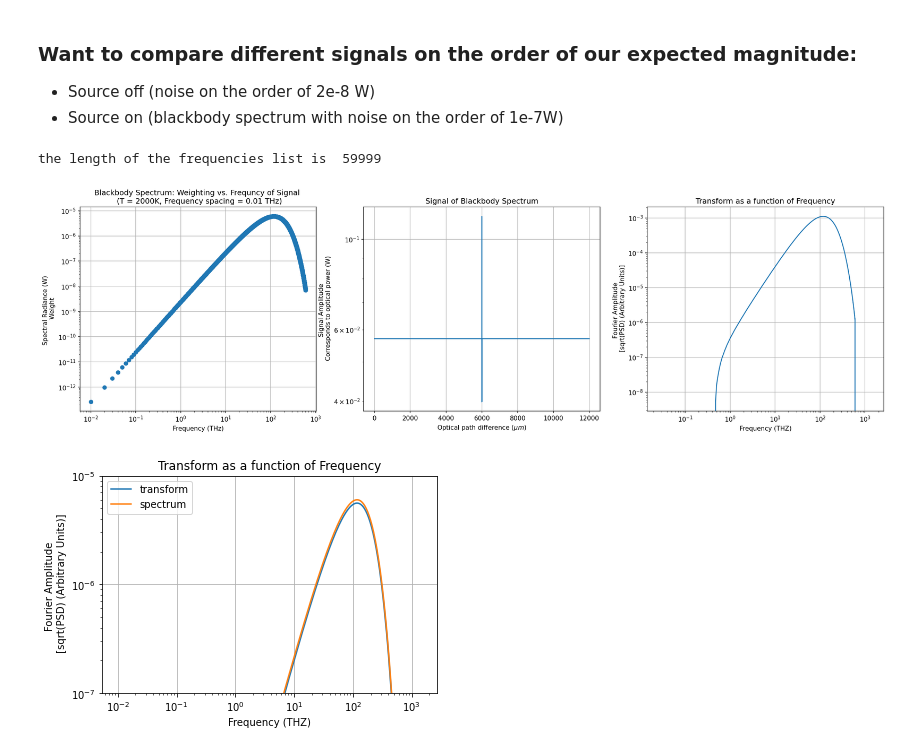
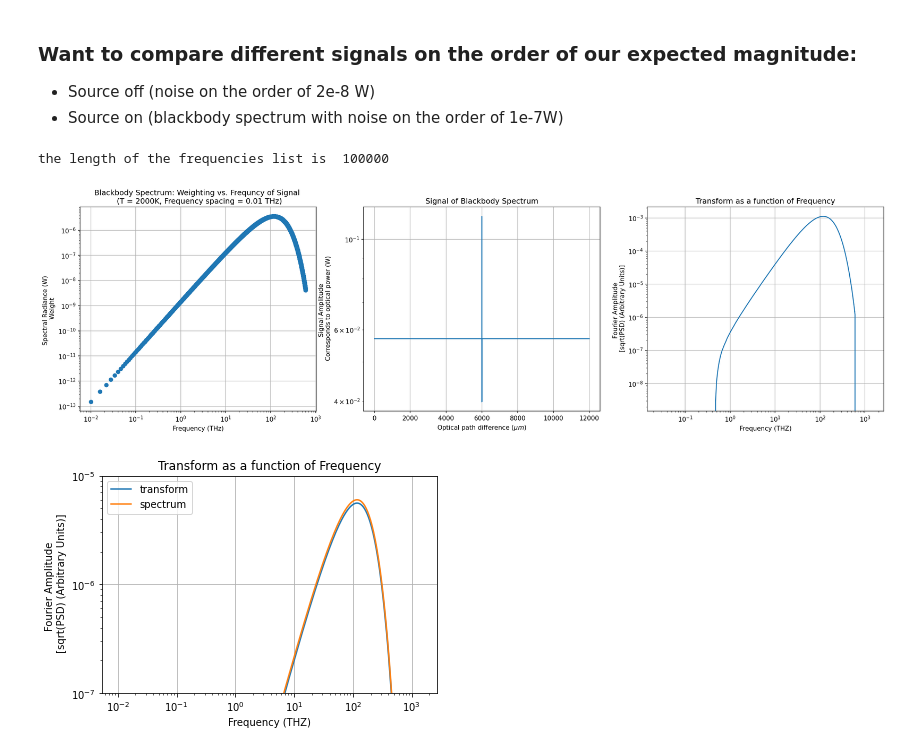
Before and after one commit to nkurinsky/THz-FTS, a Jupyter notebook: python/Notebooks/BBspectrum_FTS_(arbitrary_FrequencyList).ipynb, the cells around one changed output. Saved outputs shown, nothing was run; the diff lists cells and outputs as text; code cells hidden in the pictures.

```diff
--- a/python/Notebooks/BBspectrum_FTS_(arbitrary_FrequencyList).ipynb
+++ b/python/Notebooks/BBspectrum_FTS_(arbitrary_FrequencyList).ipynb
@@ -54,7 +54,8 @@ fig = plt.figure(figsize=(23, 6), dpi=150)
 #for blackbody spectrum, decide frequeny range and number of frequency slices
 min_frequency = 0.01 #THz
 max_frequency = 600 #THz
-frequency_slice_size = min_frequency #THz
+num_slices = 1e5
+frequency_slice_size = (max_frequency - min_frequency)/num_slices #THz
 frequencies = arange(min_frequency, max_frequency, frequency_slice_size) #still in THz
 print("the length of the frequencies list is ", len(frequencies))
 
@@ -71,35 +72,35 @@ frequency, spectrum = psd_frequency(y,'parzen')
 spectrum = adjust_spectrum(spectrum)
 plt.semilogy(frequency, spectrum)
 
 #plot details for blackbody spectrum plot
 plt.subplot(1, 3, 1)
 plt.grid(True)
 xscale('log')
 plt.yscale('log')
 title = "Blackbody Spectrum: Weighting vs. Frequncy of Signal \n (T = " + str(Temp) + "K, Frequency spacing = "+ str(round(frequency_slice_size,2)) + " THz)"
 plt.title(title)
 plt.xlabel("Frequency (THz)")
 plt.ylabel("Spectral Radiance (W) \n Weight")
 
 #plot details for signal plot
 plt.subplot(1, 3, 2)
 plt.grid(True)
 plt.yscale('log')
 plt.title("Signal of Blackbody Spectrum")
 plt.xlabel("Optical path difference ($\mu m$)")
 plt.ylabel("Signal Amplitude \n Corresponds to optical power (W)")
 
 #plot details for fourier transform plot in terms of frequency rather than wavenumber
 plt.subplot(1, 3, 3)
 plt.title("Transform as a function of Frequency")
 plt.grid(True)
 plt.xscale('log')
 plt.xlabel('Frequency (THZ)')
 plt.ylabel("Fourier Amplitude \n [sqrt(PSD) (Arbitrary Units)]")
 plt.show()
 # %% [output]
-the length of the frequencies list is  59999
+the length of the frequencies list is  100000
-[figure, old version]
+[figure, new version]
 # %%
 plt.title("Transform as a function of Frequency")
 plt.semilogy(frequency, spectrum*0.005, label='transform')
```
